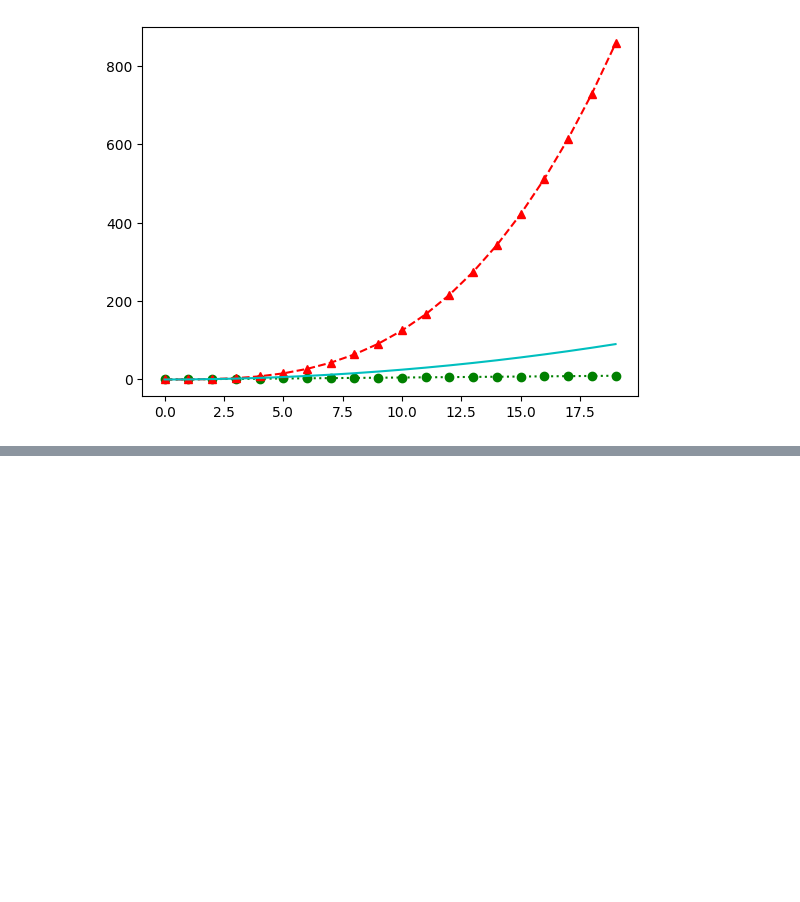
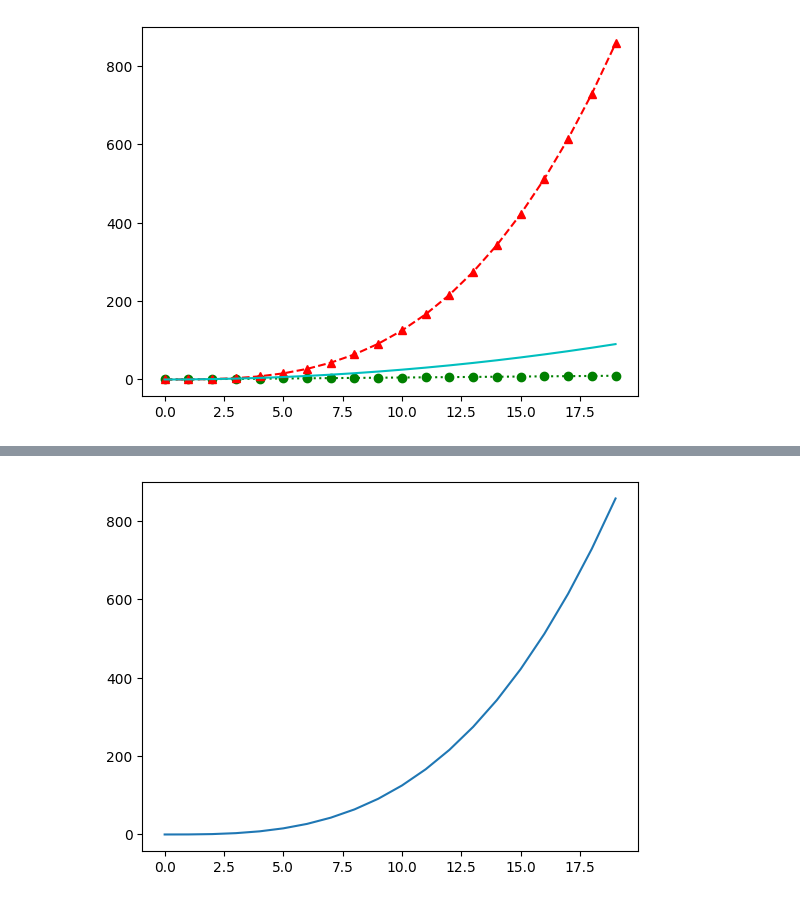
Before and after one commit to qs-ashish05/TensorflowTutorial, a Jupyter notebook: plots/01_basics.ipynb, the cells around one changed output, grey strips where cells are left out. Saved outputs shown, nothing was run; the diff lists cells and outputs as text; code cells hidden in the pictures; blank space fills up the shorter version.

```diff
--- a/plots/01_basics.ipynb
+++ b/plots/01_basics.ipynb
@@ -167,0 +170,8 @@ plt.plot(a, "go:", a**3, "r^--", a**2, "c")
+# %%
+import numpy as np
+
+a = np.arange(0,10, 0.5)
+plt.plot(a**3, antialiased = True)    # check the difference by seting this value False
+plt.show()
+# %% [output]
+[figure, added]
```
Also changed, not shown: parts of 37 cells of this notebook, 7 other files.
